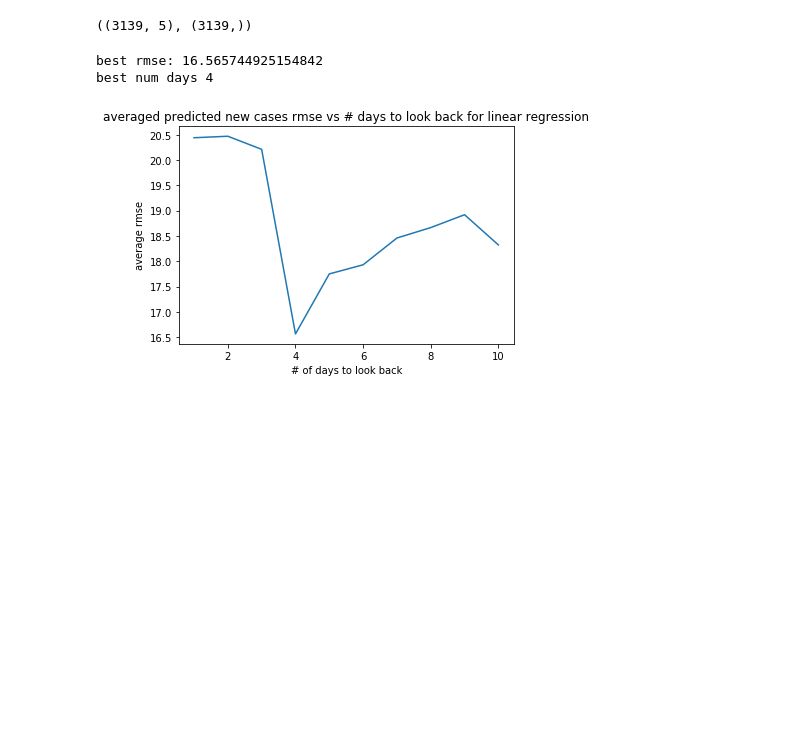
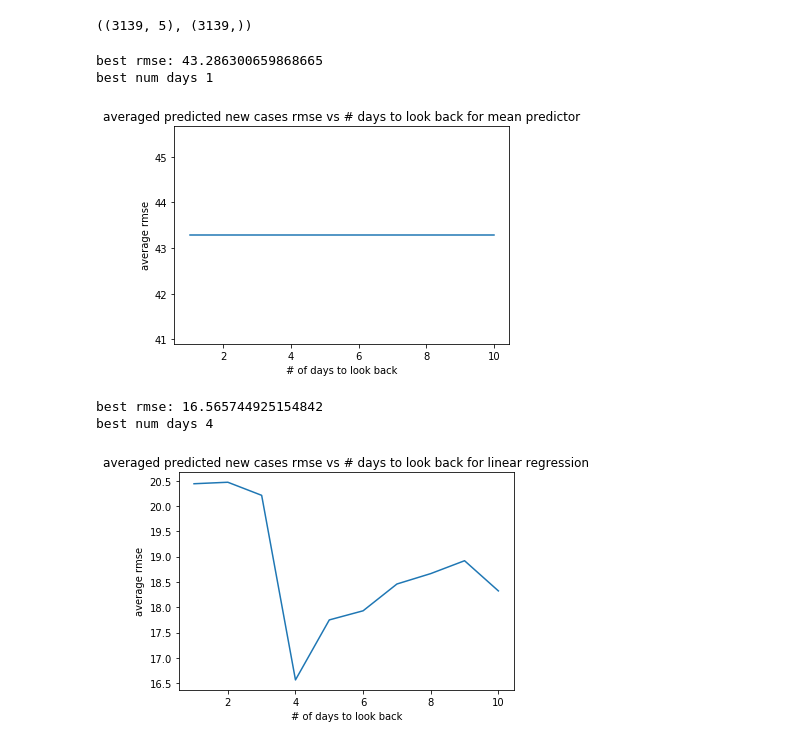
Before and after one commit to swenson-nick/Data_200_Covid, a Jupyter notebook: num_cases.ipynb, the cells around one changed output. Drawn from its saved outputs; the diff is of its cells as text; code cells hidden in the pictures; blank space fills up the shorter version.

Commit message:
add basline mean predictor

```diff
--- a/num_cases.ipynb
+++ b/num_cases.ipynb
@@ -326,6 +322,27 @@ X, y = prepare_data(cases, '05/6/20', 5)
 X.shape, y.shape
 # %% [output]
 ((3139, 5), (3139,))
+# %%
+from sklearn.dummy import DummyRegressor
+mean_pred = DummyRegressor()
+cv_rmses = []
+for num_days in np.arange(1, 11, 1):
+    cur_rmse = 0
+    for pred_date in ['3/1/20', '3/15/20', '4/1/20', '4/15/20', '5/1/20']:
+        X, y = prepare_data(cases, pred_date, num_days)
+        cur_rmse += cross_validate_rmse(mean_pred, X, y)
+    cv_rmses.append(cur_rmse/5)
+print('best rmse:', np.min(cv_rmses))
+print('best num days', np.argmin(cv_rmses)+1)
+
+plt.plot(np.arange(1, 11, 1), cv_rmses)
+plt.title('averaged predicted new cases rmse vs # days to look back for mean predictor')
+plt.xlabel('# of days to look back')
+plt.ylabel('average rmse');
+# %% [output]
+best rmse: 43.286300659868665
+best num days 1
+[figure, added]
 # %%
 # cross validate num days on a couple different pred dates
 cv_rmses = []
```
Also changed, not shown: parts of 7 cells of this notebook.
